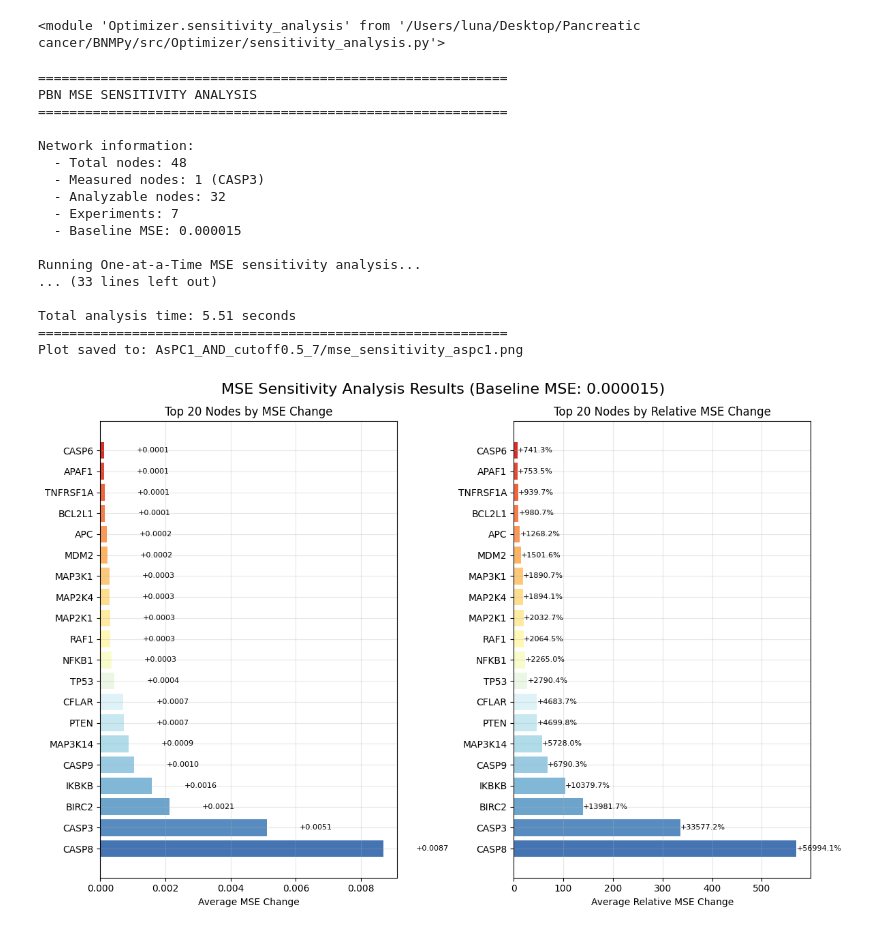
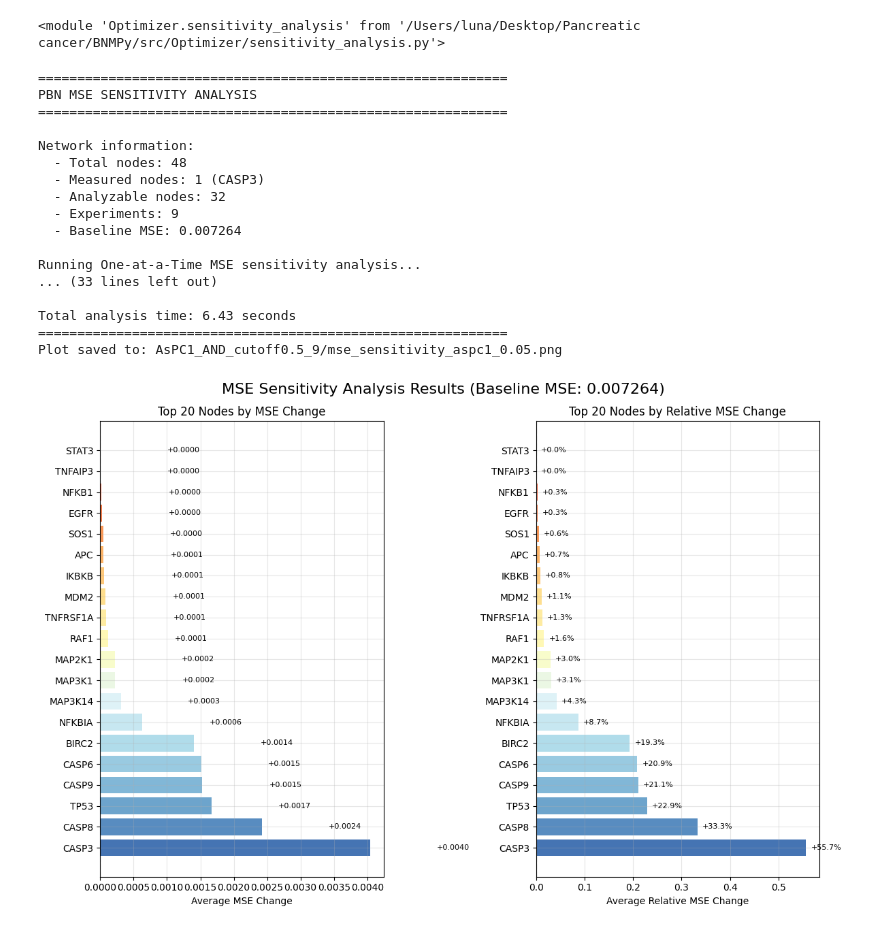
Before and after one commit to IlyaLab/BNMPy, a Jupyter notebook: pancreatic_cancer_simulation/Optimization_Eduati2020_reducedData.ipynb, the cells around one changed output. Saved outputs shown, nothing was run; the diff lists cells and outputs as text; code cells hidden in the pictures.

```diff
--- a/pancreatic_cancer_simulation/Optimization_Eduati2020_reducedData.ipynb
+++ b/pancreatic_cancer_simulation/Optimization_Eduati2020_reducedData.ipynb
@@ -1221,6 +1319,7 @@ Results exported to AsPC1_AND_cutoff0.5/detailed_results.csv
 [figure]
 [figure]
 # %%
+aspc1_pbn = BNMPy.load_pbn_from_file('AsPC1_AND_cutoff0.5_9/aspc1_optimized.txt')
 config = {
     'steady_state': {
         'method': 'tsmc',
@@ -1242,4 +1341,5 @@ config = {
     },
     'seed': 99
 }
-report = Optimizer.evaluate_pbn(aspc1_pbn, '../data/Eduati2020_AsPC1_cleaned.csv', output_dir='AsPC1_AND_cutoff0.5_7/Alldata', generate_plots=True, generate_report=True, config=config)
+np.random.seed(99)
+report = Optimizer.evaluate_pbn(aspc1_pbn, '../data/Eduati2020_AsPC1_cleaned.csv', output_dir='AsPC1_AND_cutoff0.5_9/Alldata', generate_plots=True, generate_report=True, config=config)
@@ -1262,7 +1367,8 @@ Results exported to Original_BN/detailed_results.csv
 # %% [markdown]
 ## BxPC3
 # %%
-bxpc3_pbn = optimizer.get_optimized_pbn(result)
-measured_nodes, perturbed_nodes = Optimizer.extract_experiment_nodes('../data/Eduati2020_BxPC3_cleaned_reduced.csv')
-BNMPy.vis_network(bxpc3_pbn,"BxPC3_optimized_7.html",interactive=True,measured_nodes=measured_nodes,perturbed_nodes=perturbed_nodes)
+# bxpc3_pbn = optimizer.get_optimized_pbn(result)
+bxpc3_pbn = BNMPy.load_pbn_from_file('BxPC3_AND_cutoff0.5_9/bxpc3_optimized.txt')
+measured_nodes, perturbed_nodes = Optimizer.extract_experiment_nodes('../data/Eduati2020_BxPC3_9.csv')
+BNMPy.vis_network(bxpc3_pbn,"BxPC3_optimized_9.html",interactive=True,measured_nodes=measured_nodes,perturbed_nodes=perturbed_nodes)
 # %% [output]
@@ -1306,0 +1408,3 @@ perturbed_nodes
+# %%
+aspc1_pbn = BNMPy.load_pbn_from_file('AsPC1_AND_cutoff0.5_9/aspc1_optimized.txt')
+bxpc3_pbn = BNMPy.load_pbn_from_file('BxPC3_AND_cutoff0.5_9/bxpc3_optimized.txt')
@@ -1534,8 +1679,8 @@ Results exported to AsPC1_AND_cutoff0.5_7/Alldata/detailed_results.csv
 # %% [markdown]
 # AsPC1 vs BxPC3
 # %%
-aspc1_pbn = BNMPy.load_pbn_from_file('AsPC1_AND_cutoff0.5_7/aspc1_optimized.txt')
-bxpc3_pbn = BNMPy.load_pbn_from_file('BxPC3_AND_cutoff0.5_7/bxpc3_optimized.txt')
+aspc1_pbn = BNMPy.load_pbn_from_file('AsPC1_AND_cutoff0.5_9/aspc1_optimized.txt')
+bxpc3_pbn = BNMPy.load_pbn_from_file('BxPC3_AND_cutoff0.5_9/bxpc3_optimized.txt')
 # %% [output]
 No initial state provided, using a random initial state
 PBN loaded successfully. There are 48 genes in the network.
@@ -1596,7 +1741,7 @@ importlib.reload(sys.modules['Optimizer.sensitivity_analysis'])
 # %%
 from Optimizer.sensitivity_analysis import mse_sensitivity_analysis, plot_mse_sensitivity_results
 config = {
-    'perturbation_magnitude': 0.1,  # How much to perturb probabilities (0.1-0.5)
+    'perturbation_magnitude': 0.05,  # How much to perturb probabilities
     'seed': 99,
     'steady_state': {
         'method': 'tsmc',  # or 'monte_carlo'
@@ -1618,39 +1763,39 @@ results = mse_sensitivity_analysis(
     config=config,
     top_n=5
 )
 
 # Get results
 top_nodes = results['top_nodes']
 sensitivity_df = results['sensitivity_df']
 baseline_mse = results['baseline_mse']
 experiment_errors = results['experiment_errors']
 
 # Visualize results
 plot_mse_sensitivity_results(
     sensitivity_df,
     baseline_mse,
     top_n=20,
-    save_path='AsPC1_AND_cutoff0.5_7/mse_sensitivity_aspc1.png'
+    save_path='AsPC1_AND_cutoff0.5_9/mse_sensitivity_aspc1_0.05.png'
 )
 # %% [output]
 ============================================================
 PBN MSE SENSITIVITY ANALYSIS
 ============================================================
 
 Network information:
   - Total nodes: 48
   - Measured nodes: 1 (CASP3)
   - Analyzable nodes: 32
-  - Experiments: 7
-  - Baseline MSE: 0.000015
+  - Experiments: 9
+  - Baseline MSE: 0.007264
 
 Running One-at-a-Time MSE sensitivity analysis...
 ... (33 lines left out)
 
-Total analysis time: 5.51 seconds
+Total analysis time: 6.43 seconds
 ============================================================
-Plot saved to: AsPC1_AND_cutoff0.5_7/mse_sensitivity_aspc1.png
+Plot saved to: AsPC1_AND_cutoff0.5_9/mse_sensitivity_aspc1_0.05.png
-[figure, old version]
+[figure, new version]
 # %%
 # BxPC3
 results = mse_sensitivity_analysis(
```
Also changed, not shown: parts of 36 cells of this notebook, 20 other files.
